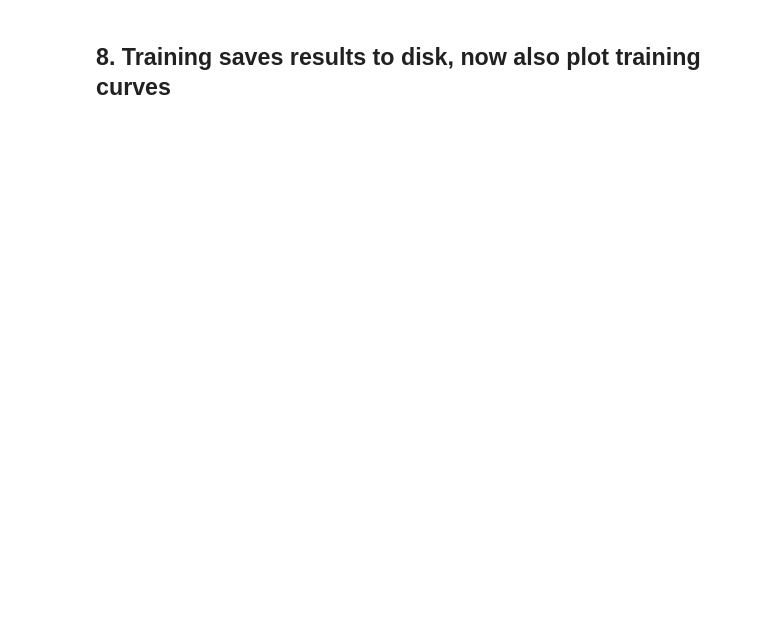
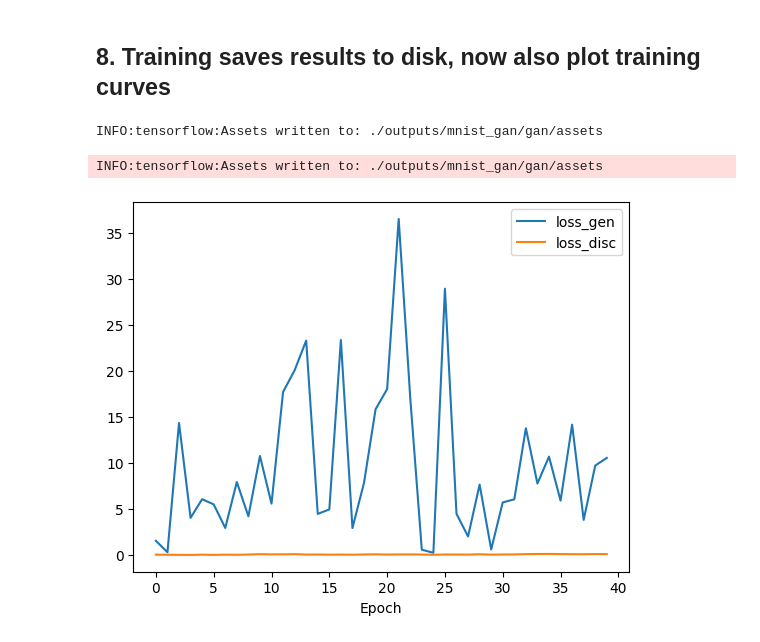
Before and after one commit to UTSW-Software-Engineering-Course-2025/Module_2_Shiqiu, a Jupyter notebook: 04_ExerciseCodeAndInstructions/vaegan/train_gan_mnist.ipynb, the cells around one changed output. Saved outputs shown, nothing was run; the diff lists cells and outputs as text; code cells hidden in the pictures; blank space fills up the shorter version.

```diff
--- a/04_ExerciseCodeAndInstructions/vaegan/train_gan_mnist.ipynb
+++ b/04_ExerciseCodeAndInstructions/vaegan/train_gan_mnist.ipynb
@@ -9,5 +9,5 @@ callback in vaegan.callbacks.
 A directory called 'output' will be created to save figures and the trained
 model.
 # %%
-# nEpochs=40  # orig, longer training
-nEpochs=3  # quick testing during development
+nEpochs=40  # orig, longer training
+#nEpochs=3  # quick testing during development
@@ -160,7 +211,7 @@ disc.summary()
 # specified here. Normally, this is also where you would select a loss function
 # and any metrics. However, our custom model defines the loss functions inside
 # its __init__ constructor, so we don't need to do that here.
-model.compile(optimizer=tf.keras.optimizers.Adam(lr=0.0001))
+model.compile(optimizer=tf.keras.optimizers.legacy.Adam(learning_rate=0.0001))
 
 # Instantiate our custom callback to save a few example reconstructions and
 # generated images after each epoch.
@@ -190,17 +261,21 @@ logs = model.fit(data.images_train,
 # %%
 # Plot the training curves, which are stored in logs.history as a dict. Keys of
 # this dict are the metric names, while the corresponding values are arrays.
 fig, ax = plt.subplots()
 
-for loss_name in ['gen_loss', 'disc_loss']:
+for loss_name in ['loss_gen', 'loss_disc']:
     loss_values = logs.history[loss_name]
     x = np.arange(len(loss_values))
     ax.plot(x, loss_values, label=loss_name)
 
 ax.legend()
 ax.set_xlabel('Epoch')
 fig.savefig(os.path.join(output_dir, 'training_curves.png'), transparent=False)
 # fig.show()
 
 # Save the model
 model.save(os.path.join(output_dir, 'gan'))
+# %% [output]
+INFO:tensorflow:Assets written to: ./outputs/mnist_gan/gan/assets
+INFO:tensorflow:Assets written to: ./outputs/mnist_gan/gan/assets
+[figure, added]
```
Also changed, not shown: parts of 7 cells of this notebook, 48 other files.
